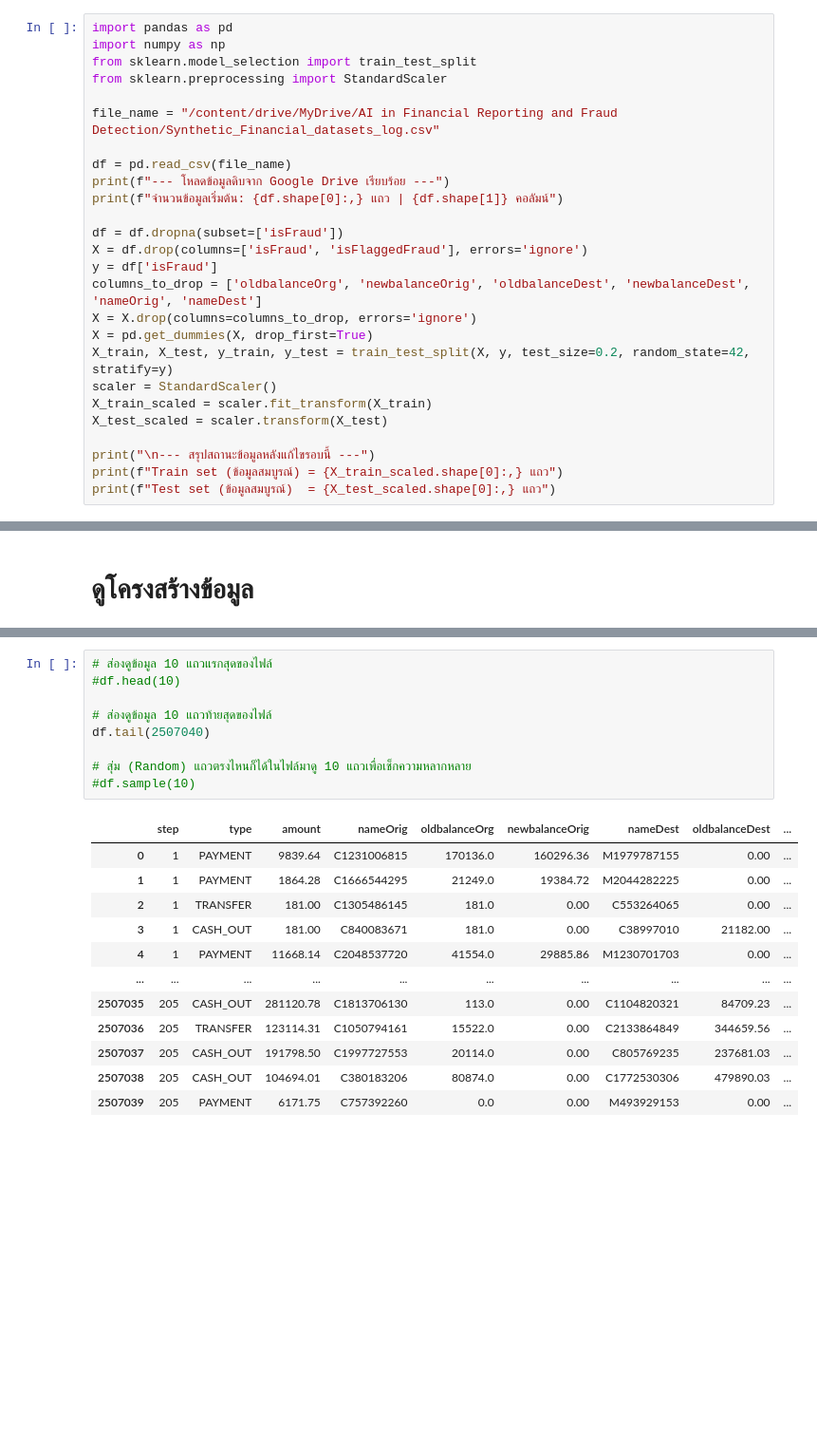
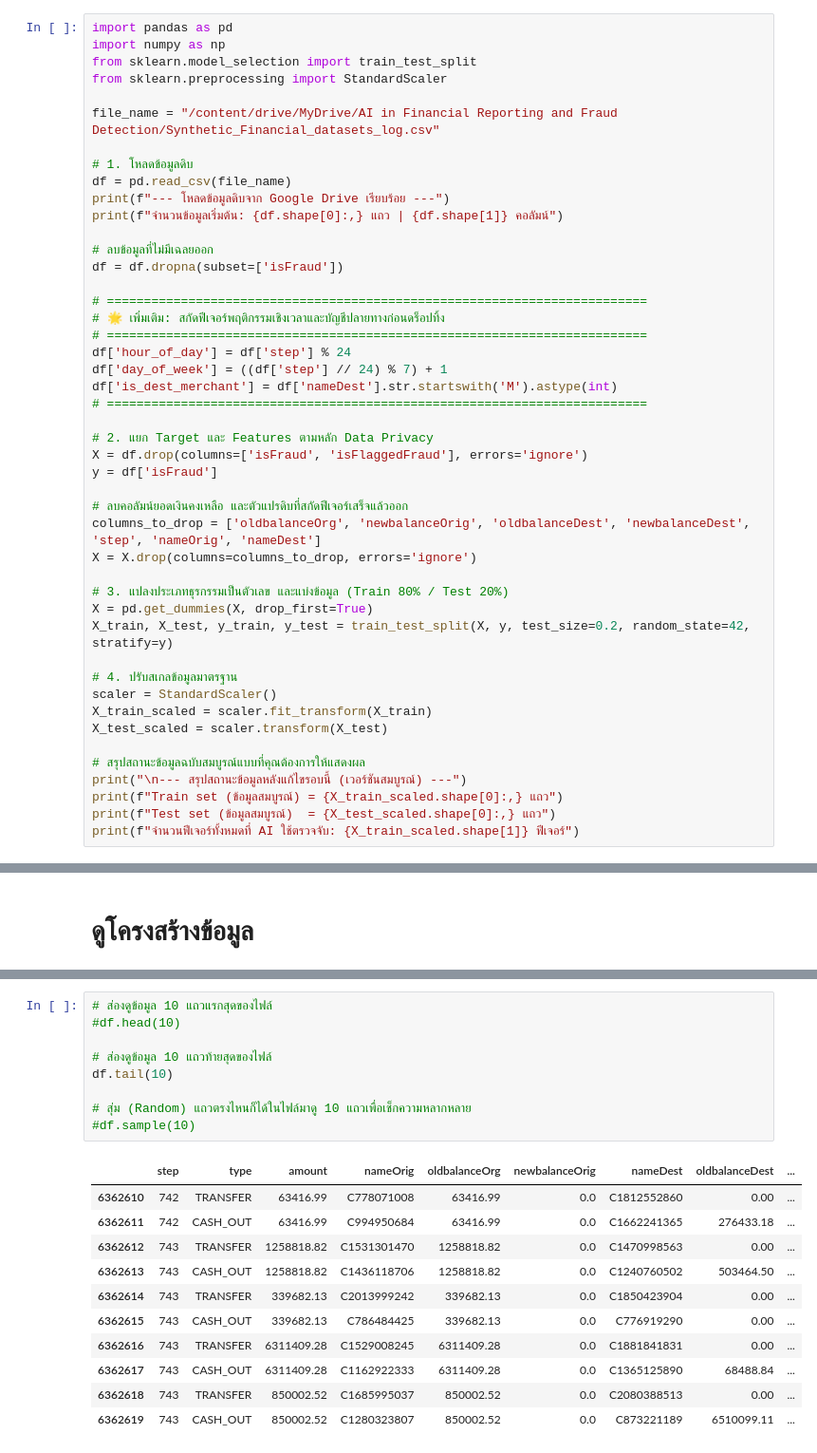
Before and after one commit to Ronglawan/AI-in-Financial-Reporting-and-Fraud-Detection, a Jupyter notebook: AI_in_Financial_Reporting_and_Fraud_Detection.ipynb, the cells around one changed output, grey strips where cells are left out. Shown at 95% size. Saved outputs shown, nothing was run; the diff lists cells and outputs as text; blank space fills up the shorter version.

```diff
--- a/AI_in_Financial_Reporting_and_Fraud_Detection.ipynb
+++ b/AI_in_Financial_Reporting_and_Fraud_Detection.ipynb
@@ -10,24 +10,44 @@ from sklearn.preprocessing import StandardScaler
 
 file_name = "/content/drive/MyDrive/AI in Financial Reporting and Fraud Detection/Synthetic_Financial_datasets_log.csv"
 
+# 1. โหลดข้อมูลดิบ
 df = pd.read_csv(file_name)
 print(f"--- โหลดข้อมูลดิบจาก Google Drive เรียบร้อย ---")
 print(f"จำนวนข้อมูลเริ่มต้น: {df.shape[0]:,} แถว | {df.shape[1]} คอลัมน์")
 
+# ลบข้อมูลที่ไม่มีเฉลยออก
 df = df.dropna(subset=['isFraud'])
+
+# =========================================================================
+# 🌟 เพิ่มเติม: สกัดฟีเจอร์พฤติกรรมเชิงเวลาและบัญชีปลายทางก่อนดร็อปทิ้ง
+# =========================================================================
+df['hour_of_day'] = df['step'] % 24
+df['day_of_week'] = ((df['step'] // 24) % 7) + 1
+df['is_dest_merchant'] = df['nameDest'].str.startswith('M').astype(int)
+# =========================================================================
+
+# 2. แยก Target และ Features ตามหลัก Data Privacy
 X = df.drop(columns=['isFraud', 'isFlaggedFraud'], errors='ignore')
 y = df['isFraud']
-columns_to_drop = ['oldbalanceOrg', 'newbalanceOrig', 'oldbalanceDest', 'newbalanceDest', 'nameOrig', 'nameDest']
+
+# ลบคอลัมน์ยอดเงินคงเหลือ และตัวแปรดิบที่สกัดฟีเจอร์เสร็จแล้วออก
+columns_to_drop = ['oldbalanceOrg', 'newbalanceOrig', 'oldbalanceDest', 'newbalanceDest', 'step', 'nameOrig', 'nameDest']
 X = X.drop(columns=columns_to_drop, errors='ignore')
+
+# 3. แปลงประเภทธุรกรรมเป็นตัวเลข และแบ่งข้อมูล (Train 80% / Test 20%)
 X = pd.get_dummies(X, drop_first=True)
 X_train, X_test, y_train, y_test = train_test_split(X, y, test_size=0.2, random_state=42, stratify=y)
+
+# 4. ปรับสเกลข้อมูลมาตรฐาน
 scaler = StandardScaler()
 X_train_scaled = scaler.fit_transform(X_train)
 X_test_scaled = scaler.transform(X_test)
 
-print("\n--- สรุปสถานะข้อมูลหลังแก้ไขรอบนี้ ---")
+# สรุปสถานะข้อมูลฉบับสมบูรณ์แบบที่คุณต้องการให้แสดงผล
+print("\n--- สรุปสถานะข้อมูลหลังแก้ไขรอบนี้ (เวอร์ชันสมบูรณ์) ---")
 print(f"Train set (ข้อมูลสมบูรณ์) = {X_train_scaled.shape[0]:,} แถว")
 print(f"Test set (ข้อมูลสมบูรณ์)  = {X_test_scaled.shape[0]:,} แถว")
+print(f"จำนวนฟีเจอร์ทั้งหมดที่ AI ใช้ตรวจจับ: {X_train_scaled.shape[1]} ฟีเจอร์")
 # %% [output]
 --- โหลดข้อมูลดิบจาก Google Drive เรียบร้อย ---
 จำนวนข้อมูลเริ่มต้น: 6,362,620 แถว | 11 คอลัมน์
@@ -77,22 +303,21 @@ Data columns (total 11 columns):
 # %%
 # ส่องดูข้อมูล 10 แถวแรกสุดของไฟล์
 #df.head(10)
 
 # ส่องดูข้อมูล 10 แถวท้ายสุดของไฟล์
-df.tail(2507040)
+df.tail(10)
 
 # สุ่ม (Random) แถวตรงไหนก็ได้ในไฟล์มาดู 10 แถวเพื่อเช็กความหลากหลาย
 #df.sample(10)
 # %% [output]
 |  | step | type | amount | nameOrig | oldbalanceOrg | newbalanceOrig | nameDest | oldbalanceDest | ... |
-| 0 | 1 | PAYMENT | 9839.64 | C1231006815 | 170136.0 | 160296.36 | M1979787155 | 0.00 | ... |
-| 1 | 1 | PAYMENT | 1864.28 | C1666544295 | 21249.0 | 19384.72 | M2044282225 | 0.00 | ... |
-| 2 | 1 | TRANSFER | 181.00 | C1305486145 | 181.0 | 0.00 | C553264065 | 0.00 | ... |
-| 3 | 1 | CASH_OUT | 181.00 | C840083671 | 181.0 | 0.00 | C38997010 | 21182.00 | ... |
-| 4 | 1 | PAYMENT | 11668.14 | C2048537720 | 41554.0 | 29885.86 | M1230701703 | 0.00 | ... |
-| ... | ... | ... | ... | ... | ... | ... | ... | ... | ... |
-| 2507035 | 205 | CASH_OUT | 281120.78 | C1813706130 | 113.0 | 0.00 | C1104820321 | 84709.23 | ... |
-| 2507036 | 205 | TRANSFER | 123114.31 | C1050794161 | 15522.0 | 0.00 | C2133864849 | 344659.56 | ... |
-| 2507037 | 205 | CASH_OUT | 191798.50 | C1997727553 | 20114.0 | 0.00 | C805769235 | 237681.03 | ... |
-| 2507038 | 205 | CASH_OUT | 104694.01 | C380183206 | 80874.0 | 0.00 | C1772530306 | 479890.03 | ... |
-| 2507039 | 205 | PAYMENT | 6171.75 | C757392260 | 0.0 | 0.00 | M493929153 | 0.00 | ... |
+| 6362610 | 742 | TRANSFER | 63416.99 | C778071008 | 63416.99 | 0.0 | C1812552860 | 0.00 | ... |
+| 6362611 | 742 | CASH_OUT | 63416.99 | C994950684 | 63416.99 | 0.0 | C1662241365 | 276433.18 | ... |
+| 6362612 | 743 | TRANSFER | 1258818.82 | C1531301470 | 1258818.82 | 0.0 | C1470998563 | 0.00 | ... |
+| 6362613 | 743 | CASH_OUT | 1258818.82 | C1436118706 | 1258818.82 | 0.0 | C1240760502 | 503464.50 | ... |
+| 6362614 | 743 | TRANSFER | 339682.13 | C2013999242 | 339682.13 | 0.0 | C1850423904 | 0.00 | ... |
+| 6362615 | 743 | CASH_OUT | 339682.13 | C786484425 | 339682.13 | 0.0 | C776919290 | 0.00 | ... |
+| 6362616 | 743 | TRANSFER | 6311409.28 | C1529008245 | 6311409.28 | 0.0 | C1881841831 | 0.00 | ... |
+| 6362617 | 743 | CASH_OUT | 6311409.28 | C1162922333 | 6311409.28 | 0.0 | C1365125890 | 68488.84 | ... |
+| 6362618 | 743 | TRANSFER | 850002.52 | C1685995037 | 850002.52 | 0.0 | C2080388513 | 0.00 | ... |
+| 6362619 | 743 | CASH_OUT | 850002.52 | C1280323807 | 850002.52 | 0.0 | C873221189 | 6510099.11 | ... |
```
Also changed, not shown: parts of 15 cells of this notebook.
